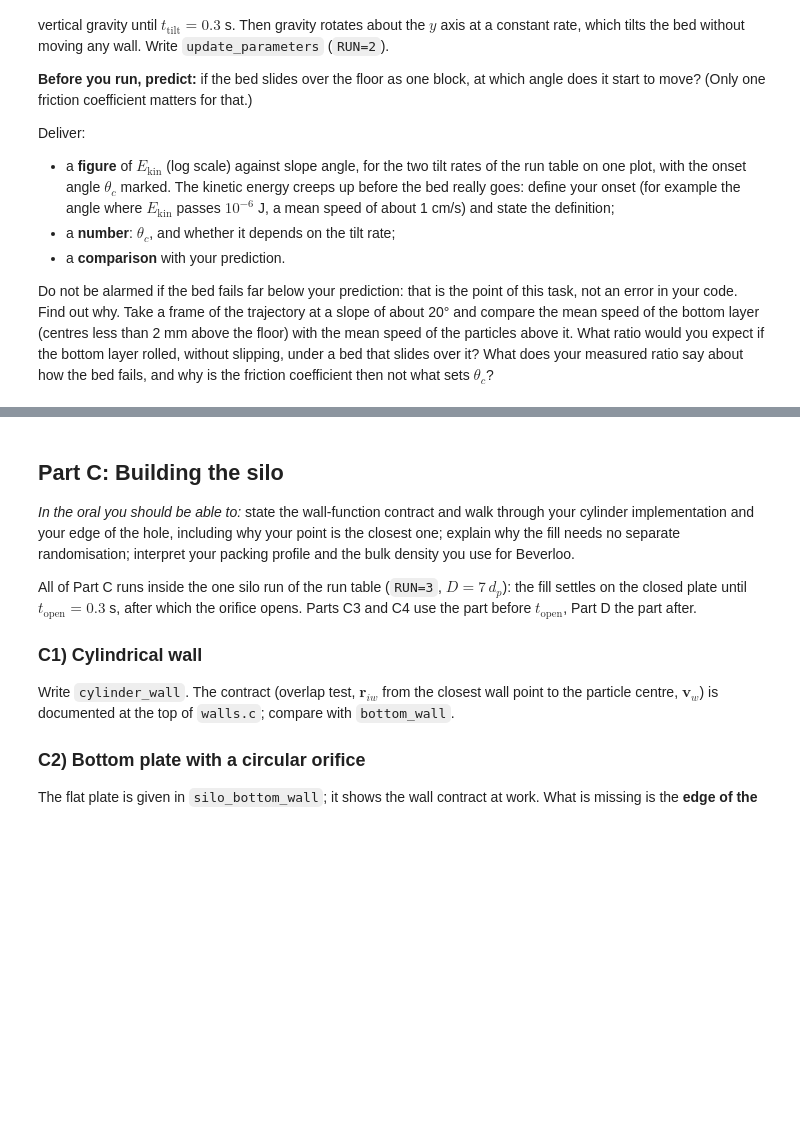
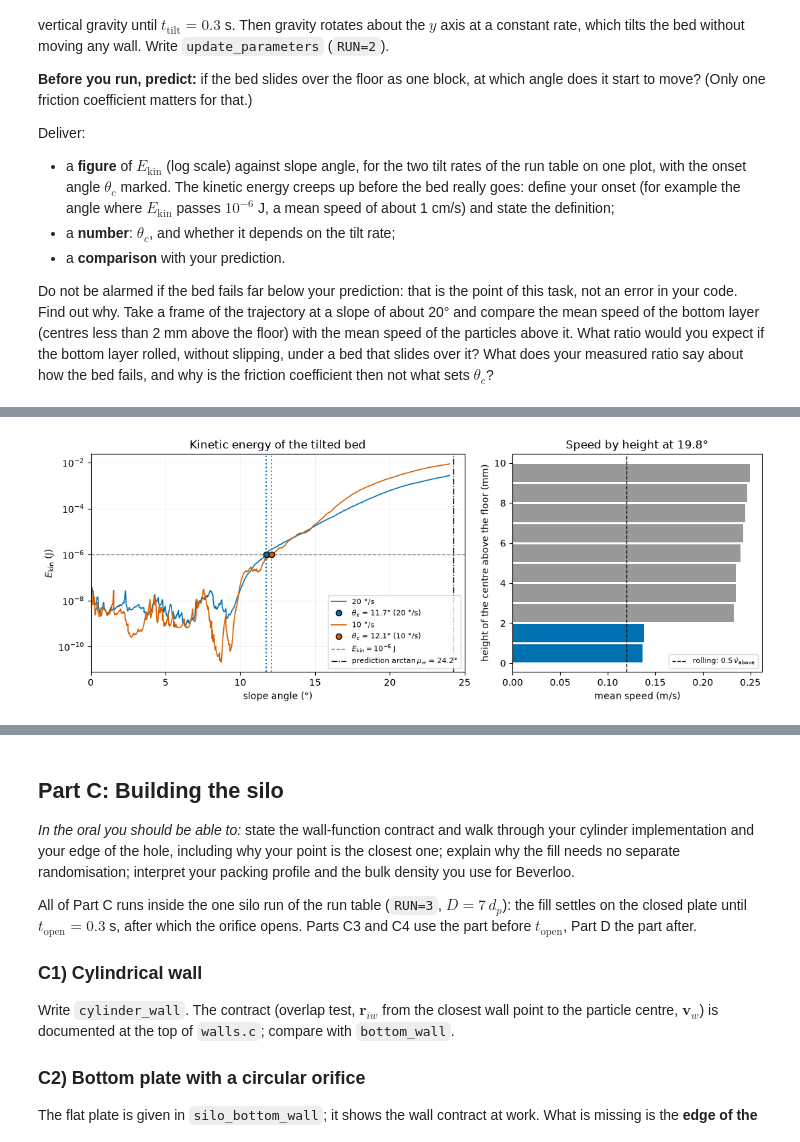
Before and after one commit to datomic117/Particle_based_simulations, a Jupyter notebook: Assignment_4/A4.ipynb, the cells around one changed output, grey strips where cells are left out. Drawn from its saved outputs; the diff is of its cells as text; code cells hidden in the pictures; blank space fills up the shorter version.

```diff
--- a/Assignment_4/A4.ipynb
+++ b/Assignment_4/A4.ipynb
@@ -517,2 +555,82 @@ the friction coefficient then not what sets $\theta_c$?
 # %%
 # B: E_kin against slope angle for both tilt rates; speed of the bottom layer against the layers above
+import re
+import numpy as np
+import matplotlib.pyplot as plt
+
+T_TILT, E_ONSET = 0.3, 1e-6                 # s; onset threshold on E_kin in J
+MU_W = 0.45                                 # particle-wall friction coefficient of the model table
+runs = {20: "data/B_rate20.dat", 10: "data/B_rate10.dat"}   # tilt rate in deg/s -> table of the run
+colour = {20: "#0072B2", 10: "#D55E00"}
+
+def onset_angle(rate, t, ekin, thr=E_ONSET):
+    """Angle rate*(t - t_tilt) at the first table line after t_tilt with E_kin > thr."""
+    i = np.argmax((t > T_TILT) & (ekin > thr))
+    return rate * (t[i] - T_TILT)
+
+tab, theta_c = {}, {}
+for rate, path in runs.items():
+    d = np.loadtxt(path)                    # columns: step time Z Epot Ekin Etot N_silo
+    tab[rate] = (d[:, 1], d[:, 4])
+    theta_c[rate] = onset_angle(rate, *tab[rate])
+sens = {r: [onset_angle(r, *tab[r], thr) for thr in (5e-7, 1e-6, 2e-6)] for r in runs}
+theta_pred = np.degrees(np.arctan(MU_W))
+
+# frame at about 20 degrees: x y z radius speed (z = 0 is the floor)
+with open("data/B_frame_20deg.dat") as f:
+    t_frame = float(re.search(r"at t = (\S+) s", f.readline()).group(1))
+z, speed = np.loadtxt("data/B_frame_20deg.dat", usecols=(2, 4)).T
+angle_frame = 20 * (t_frame - T_TILT)
+bottom = z < 2e-3                           # centres less than 2 mm above the floor
+v_bot, v_up = speed[bottom].mean(), speed[~bottom].mean()
+ratio = v_bot / v_up
+
+fig, (ax, bx) = plt.subplots(1, 2, figsize=(11, 4.2), gridspec_kw={"width_ratios": [1.5, 1]})
+for rate in runs:
+    t, ek = tab[rate]
+    m = t >= T_TILT
+    ax.semilogy(rate * (t[m] - T_TILT), ek[m], color=colour[rate], lw=1.2, label=f"{rate} °/s")
+    ax.axvline(theta_c[rate], color=colour[rate], ls=":", lw=1.5)
+    ax.plot(theta_c[rate], E_ONSET, "o", color=colour[rate], mec="k", zorder=5,
+            label=rf"$\theta_c$ = {theta_c[rate]:.1f}° ({rate} °/s)")
+ax.axhline(E_ONSET, color="grey", ls="--", lw=1, label=r"$E_\mathrm{kin}=10^{-6}$ J")
+ax.axvline(theta_pred, color="k", ls="-.", lw=1, label=rf"prediction $\arctan\mu_w$ = {theta_pred:.1f}°")
+ax.set_xlim(0, 25)
+ax.set_xlabel("slope angle (°)")
+ax.set_ylabel(r"$E_\mathrm{kin}$ (J)")
+ax.set_title("Kinetic energy of the tilted bed")
+ax.legend(fontsize=8, loc="lower right")
+ax.grid(alpha=0.3, which="both", lw=0.4)
+
+edges = np.arange(0, 10.5e-3, 1e-3)         # speed profile in 1 mm height slices
+mid = 0.5 * (edges[:-1] + edges[1:]) * 1e3
+prof = np.array([speed[(z >= a) & (z < b)].mean() if ((z >= a) & (z < b)).any() else np.nan
+                 for a, b in zip(edges[:-1], edges[1:])])
+bx.barh(mid, prof, height=0.9, color=np.where(mid < 2, colour[20], "#999999"))
+bx.axvline(0.5 * v_up, color="k", ls="--", lw=1, label=r"rolling: $0.5\,\bar v_\mathrm{above}$")
+bx.set_xlabel("mean speed (m/s)")
+bx.set_ylabel("height of the centre above the floor (mm)")
+bx.set_title(f"Speed by height at {angle_frame:.1f}°")
+bx.legend(fontsize=8, loc="lower right")
+fig.tight_layout()
+plt.show()
+
+print(f"onset: first time after t_tilt = {T_TILT} s with E_kin > {E_ONSET:g} J, angle = rate*(t - t_tilt)")
+for rate in runs:
+    t, ek = tab[rate]
+    print(f"  {rate:2d} deg/s: theta_c = {theta_c[rate]:.2f} deg   (threshold 5e-7 / 1e-6 / 2e-6 J: "
+          f"{sens[rate][0]:.2f} / {sens[rate][1]:.2f} / {sens[rate][2]:.2f} deg);  "
+          f"1e-7 J would give {onset_angle(rate, t, ek, 1e-7):.2f} deg;  E_kin of the settled bed at t_tilt = {ek[t <= T_TILT][-1]:.1e} J")
+print(f"  rate 10 minus rate 20: {theta_c[10] - theta_c[20]:+.2f} deg at 1e-6 J; "
+      f"{sens[10][0] - sens[20][0]:+.2f} at 5e-7; {sens[10][2] - sens[20][2]:+.2f} at 2e-6")
+print(f"prediction: arctan({MU_W}) = {theta_pred:.2f} deg; ramp ends at 24 deg")
+print(f"frame: t = {t_frame:.4f} s, slope {angle_frame:.2f} deg, {len(z)} particles, lowest centre {z.min()*1e3:.3f} mm")
+print(f"bottom layer (z < 2 mm): n = {bottom.sum()}, mean speed {v_bot:.4f} m/s (std {speed[bottom].std():.3f})")
+print(f"above:                   n = {(~bottom).sum()}, mean speed {v_up:.4f} m/s (std {speed[~bottom].std():.3f})")
+print(f"ratio bottom/above = {ratio:.3f}   (rolling without slipping: 0.5; whole bed sliding on the floor: 1)")
+for cut in (1.5e-3, 2.0e-3, 2.5e-3):
+    b = z < cut
+    print(f"  cut {cut*1e3:.1f} mm: n = {b.sum()}, ratio = {speed[b].mean()/speed[~b].mean():.3f}")
+print(f"mean speed in 1 mm slices above 2 mm: {np.nanmin(prof[2:10]):.3f} to {np.nanmax(prof[2:10]):.3f} m/s")
+# %% [output]
+[figure, added]
```
Also changed, not shown: parts of 4 cells of this notebook, 7 other files.
